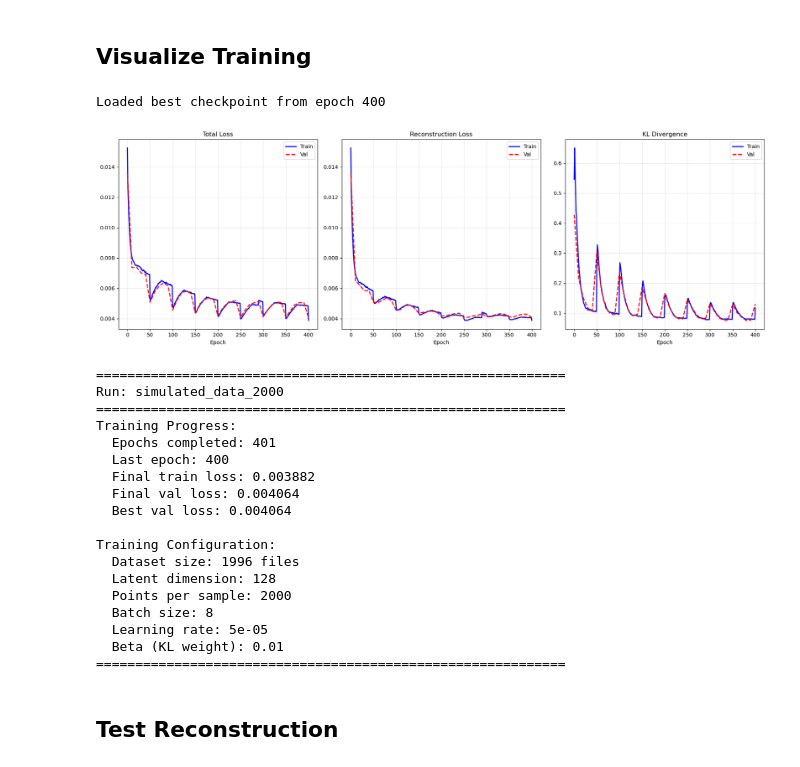
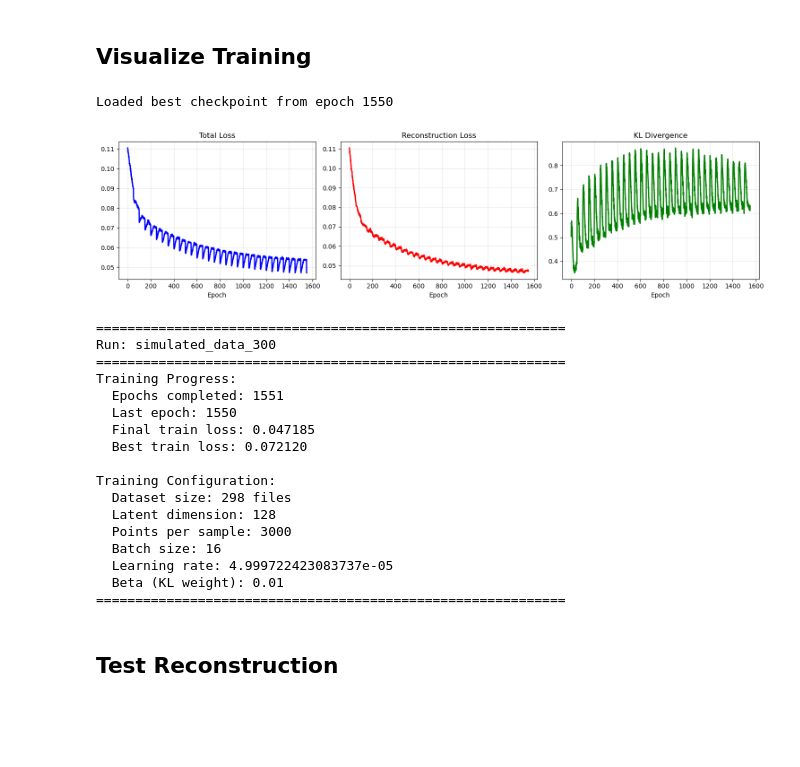
Before and after one commit to LegoCreation/CoarsePep3D, a Jupyter notebook: train_synthetic_peptides_2000.ipynb, the cells around one changed output. Cells and saved outputs as stored; diff of their text form; code cells hidden in the pictures; blank space fills up the shorter version.

```diff
--- a/train_synthetic_peptides_2000.ipynb
+++ b/train_synthetic_peptides_2000.ipynb
@@ -292,7 +262,7 @@ This loss is permutation-invariant and works with randomly sampled point clouds
 from synthetic_peptides_dataset import SyntheticPeptidesDataset
 
 class SyntheticPeptideDataset(SyntheticPeptidesDataset):
-    def __init__(self, data_path, n_points=2000, num_data=None, **kw):
+    def __init__(self, data_path, n_points=3000, num_data=None, **kw):
         super().__init__(data_path, target_num_points=n_points, num_files=num_data, **kw)
         self.n_points = n_points
 
@@ -468,7 +438,7 @@ class SyntheticPeptideDataset(SyntheticPeptidesDataset):
 ## Training
 # %%
 # Setup - Use GPU 1 (GPU 0 is busy)
-os.environ['CUDA_VISIBLE_DEVICES'] = '1'
+os.environ['CUDA_VISIBLE_DEVICES'] = '2'
 device = torch.device('cuda' if torch.cuda.is_available() else 'cpu')
 print(f"Using device: {device}")
 
@@ -476,16 +446,25 @@ lr = 5e-5
 print(f"Learning rate: {lr}")
 
 # Load training data
-dataset = SyntheticPeptideDataset('./data/synthetic_peptides_split/train', n_points=2000, num_data=2000)
-dataloader = DataLoader(dataset, batch_size=8, shuffle=True, drop_last=True)
+dataset = SyntheticPeptideDataset('./data/synthetic_peptides_split/train', n_points=3000, num_data=2000)
+dataloader = DataLoader(
+    dataset, batch_size=16, drop_last=True,
+    num_workers=4,          # parallel GRO file loading
+    pin_memory=True,        # faster CPU→GPU transfer
+    persistent_workers=True # avoid worker restart overhead each epoch
+)
 
 # Load validation data
-val_dataset = SyntheticPeptideDataset('./data/synthetic_peptides_split/val', n_points=2000, num_data=426)
-val_dataloader = DataLoader(val_dataset, batch_size=4, shuffle=False, drop_last=False)
+val_dataset = SyntheticPeptideDataset('./data/synthetic_peptides_split/val', n_points=3000, num_data=426)
+# same for val_dataloader
+val_dataloader = DataLoader(
+    val_dataset, batch_size=4, shuffle=False, drop_last=False,
+    num_workers=2, pin_memory=True, persistent_workers=True
+)
 print(f"Validation dataset: {len(val_dataset)} samples")
 
 # Create model
-model = PointNetPlusPlusVAE(latent_dim=128, num_points=2000).to(device)
+model = PointNetPlusPlusVAE(latent_dim=128, num_points=3000).to(device)
 optimizer = torch.optim.Adam(model.parameters(), lr=5e-5, weight_decay=0)
 
 # Configure BatchNorm
@@ -785,7 +790,7 @@ import json
 from pathlib import Path
 
 # Configuration
-RUN_NAME = 'simulated_data_2000'  # Change this to match your training run
+RUN_NAME = 'simulated_data_300'  # Change this to match your training run
 USE_BEST = True  # Set to False to use latest checkpoint instead
 
 try:
@@ -868,51 +873,50 @@ try:
     best_loss_info = losses_data.get('best_loss', 'N/A')
 
     print(f"\n{'='*60}")
     print(f"Run: {RUN_NAME}")
     print(f"{'='*60}")
     print(f"Training Progress:")
     print(f"  Epochs completed: {len(losses_data['losses'])}")
     print(f"  Last epoch: {epoch_info}")
     print(f"  Final train loss: {losses_data['losses'][-1]:.6f}")
     if has_val:
         print(f"  Final val loss: {losses_data['val_losses'][-1]:.6f}")
     if best_loss_info != 'N/A':
         print(f"  Best {'val' if has_val else 'train'} loss: {best_loss_info:.6f}")
 
     # Display training configuration if available
     if 'config' in losses_data:
         config = losses_data['config']
         print(f"\nTraining Configuration:")
         print(f"  Dataset size: {config.get('max_files', 'N/A')} files")
         print(f"  Latent dimension: {config.get('latent_dim', 'N/A')}")
         print(f"  Points per sample: {config.get('n_points', 'N/A')}")
         print(f"  Batch size: {config.get('batch_size', 'N/A')}")
         print(f"  Learning rate: {config.get('learning_rate', 'N/A')}")
         print(f"  Beta (KL weight): {config.get('beta', 'N/A')}")
     print(f"{'='*60}")
 
 
 except FileNotFoundError as e:
     print(f"Error: {e}. Train first.")
 # %% [output]
-Loaded best checkpoint from epoch 400
+Loaded best checkpoint from epoch 1550
-[figure, old version]
+[figure, new version]
 ============================================================
-Run: simulated_data_2000
+Run: simulated_data_300
 ============================================================
 Training Progress:
-  Epochs completed: 401
-  Last epoch: 400
-  Final train loss: 0.003882
-  Final val loss: 0.004064
-  Best val loss: 0.004064
+  Epochs completed: 1551
+  Last epoch: 1550
+  Final train loss: 0.047185
+  Best train loss: 0.072120
 
 Training Configuration:
-  Dataset size: 1996 files
+  Dataset size: 298 files
   Latent dimension: 128
-  Points per sample: 2000
-  Batch size: 8
-  Learning rate: 5e-05
+  Points per sample: 3000
+  Batch size: 16
+  Learning rate: 4.999722423083737e-05
   Beta (KL weight): 0.01
 ============================================================
 # %% [markdown]
```
Also changed, not shown: parts of 6 cells of this notebook, 18 other files.
